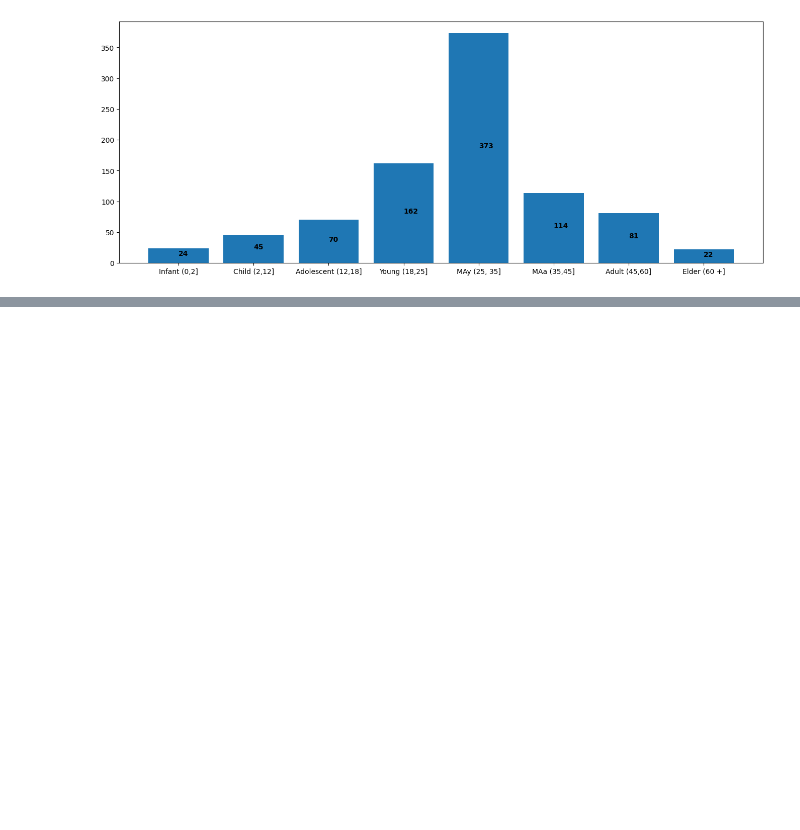
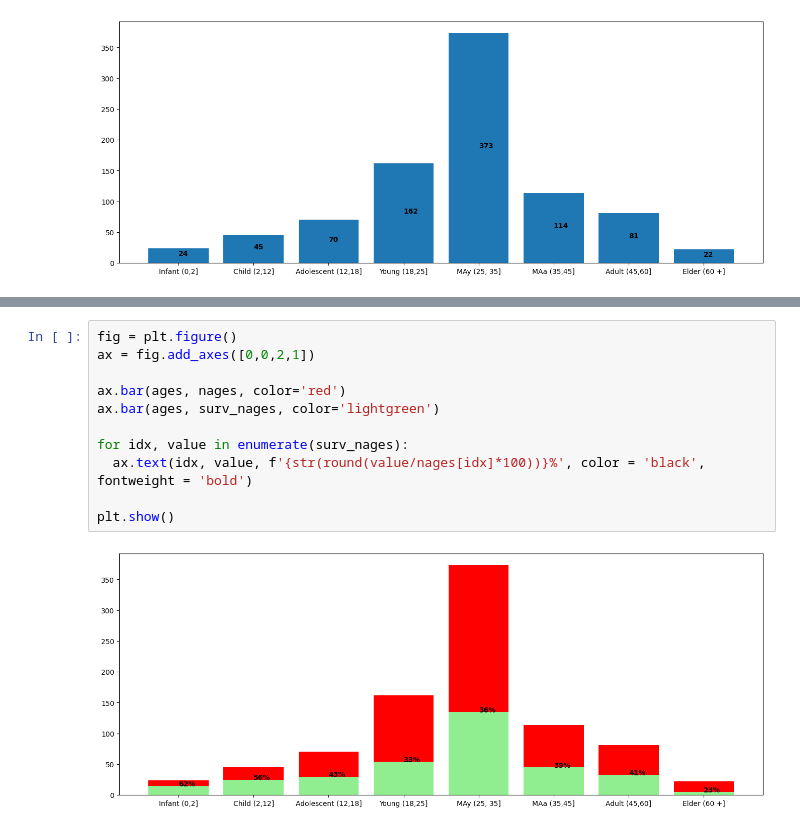
Before and after one commit to BakiRhina/Titanic, a Jupyter notebook: main.ipynb, the cells around one changed output, grey strips where cells are left out. Cells and saved outputs as stored; diff of their text form; blank space fills up the shorter version.

```diff
--- a/main.ipynb
+++ b/main.ipynb
@@ -358,3 +357,16 @@ for idx, value in enumerate(surv_nages):
 plt.show()
 # %% [output]
 [figure]
+# %%
+fig = plt.figure()
+ax = fig.add_axes([0,0,2,1])
+
+ax.bar(ages, nages, color='red')
+ax.bar(ages, surv_nages, color='lightgreen')
+
+for idx, value in enumerate(surv_nages):
+  ax.text(idx, value, f'{str(round(value/nages[idx]*100))}%', color = 'black', fontweight = 'bold')
+
+plt.show()
+# %% [output]
+[figure, added]
```
Also changed, not shown: parts of 2 cells of this notebook.
